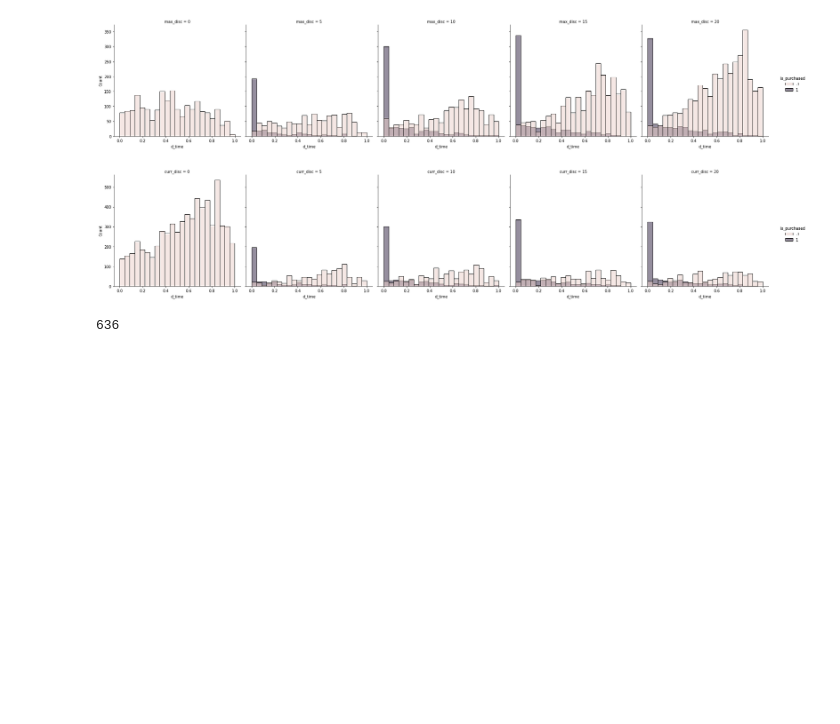
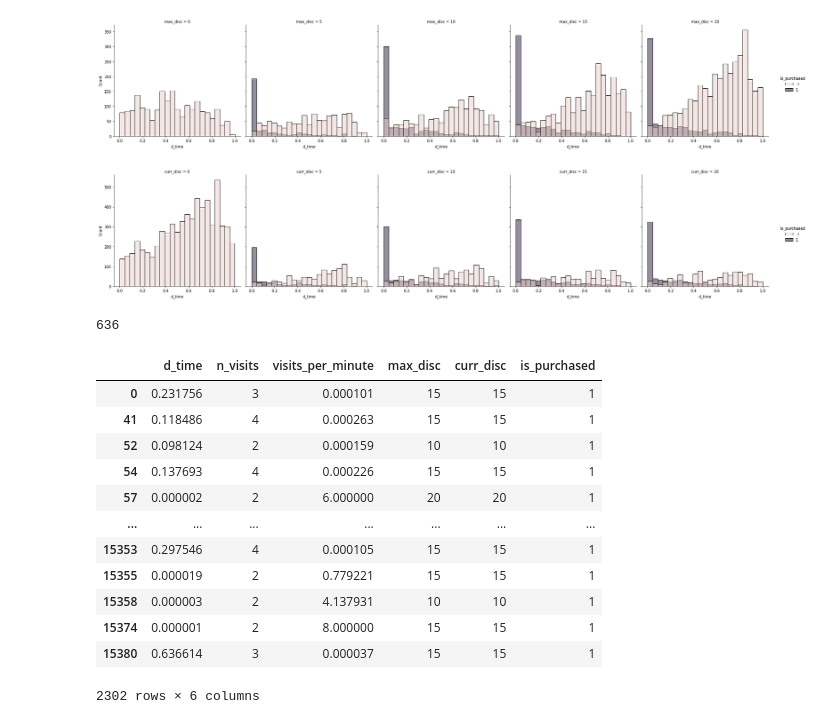
Before and after one commit to tiskus333/AI_discount_predicition, a Jupyter notebook: data_analysis_2.ipynb, the cells around one changed output. Saved outputs shown, nothing was run; the diff lists cells and outputs as text; code cells hidden in the pictures; blank space fills up the shorter version.

```diff
--- a/data_analysis_2.ipynb
+++ b/data_analysis_2.ipynb
@@ -317,4 +318,5 @@ sns.heatmap(df2.corr(),annot = True)
 normal_t = df['d_time']
 normalized_df = df.copy(True)
 normalized_df.d_time = (normal_t-normal_t.min())/(normal_t.max()-normal_t.min())
+df2.d_time = normalized_df.d_time
 # %%
@@ -346,3 +349,19 @@ df = df[df.n_visits > 1]
 len(df[(df.is_purchased == 1) & (df.curr_disc != 0) & (df.d_time > 3600) & (df.n_visits < 4) ])
 # %% [output]
 636
+# %%
+df2[df2.is_purchased == 1]
+# %% [output]
+|  | d_time | n_visits | visits_per_minute | max_disc | curr_disc | is_purchased |
+| 0 | 0.231756 | 3 | 0.000101 | 15 | 15 | 1 |
+| 41 | 0.118486 | 4 | 0.000263 | 15 | 15 | 1 |
+| 52 | 0.098124 | 2 | 0.000159 | 10 | 10 | 1 |
+| 54 | 0.137693 | 4 | 0.000226 | 15 | 15 | 1 |
+| 57 | 0.000002 | 2 | 6.000000 | 20 | 20 | 1 |
+| ... | ... | ... | ... | ... | ... | ... |
+| 15353 | 0.297546 | 4 | 0.000105 | 15 | 15 | 1 |
+| 15355 | 0.000019 | 2 | 0.779221 | 15 | 15 | 1 |
+| 15358 | 0.000003 | 2 | 4.137931 | 10 | 10 | 1 |
+| 15374 | 0.000001 | 2 | 8.000000 | 15 | 15 | 1 |
+| 15380 | 0.636614 | 3 | 0.000037 | 15 | 15 | 1 |
+2302 rows × 6 columns
```
Also changed, not shown: parts of 5 cells of this notebook, 3 other files.
